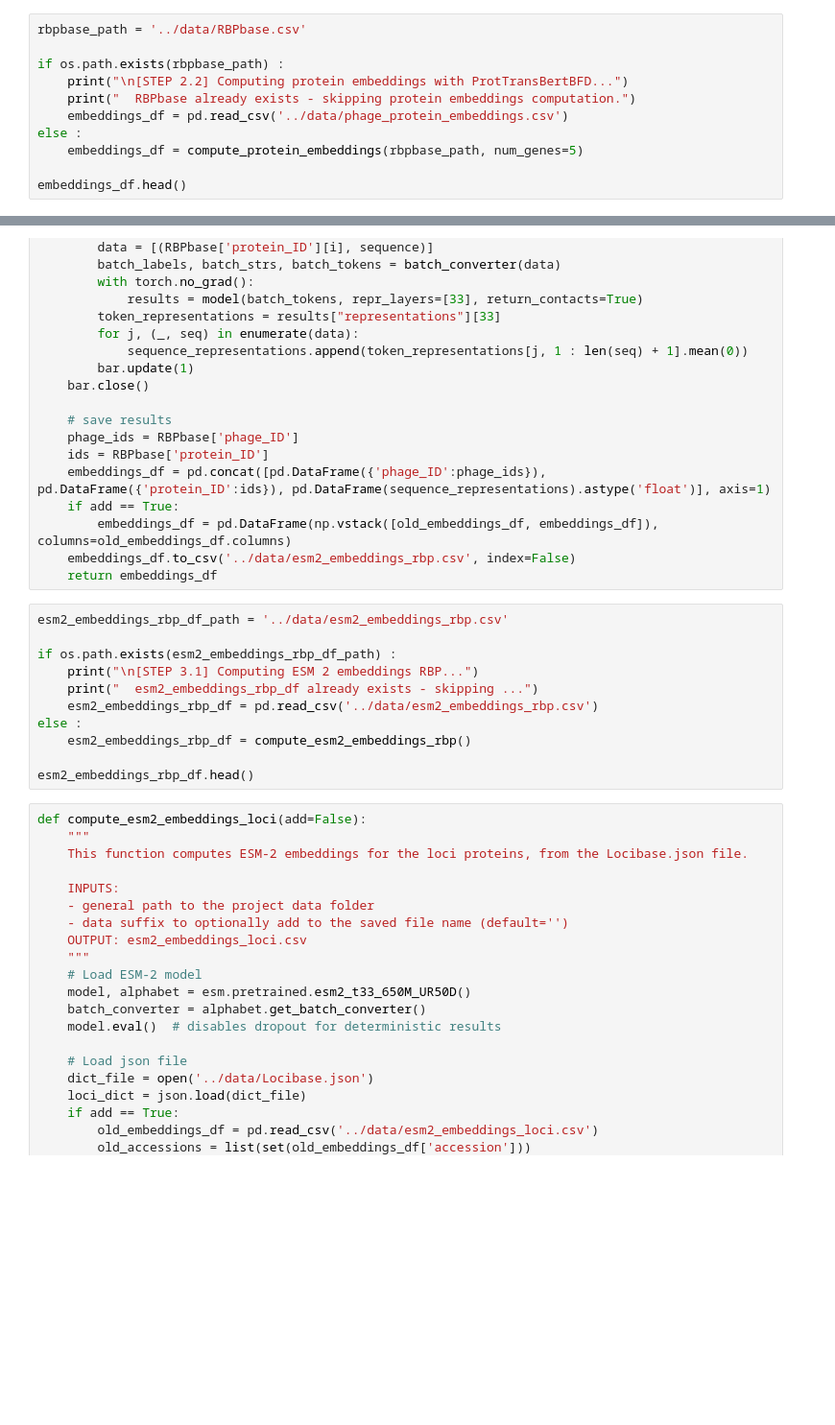
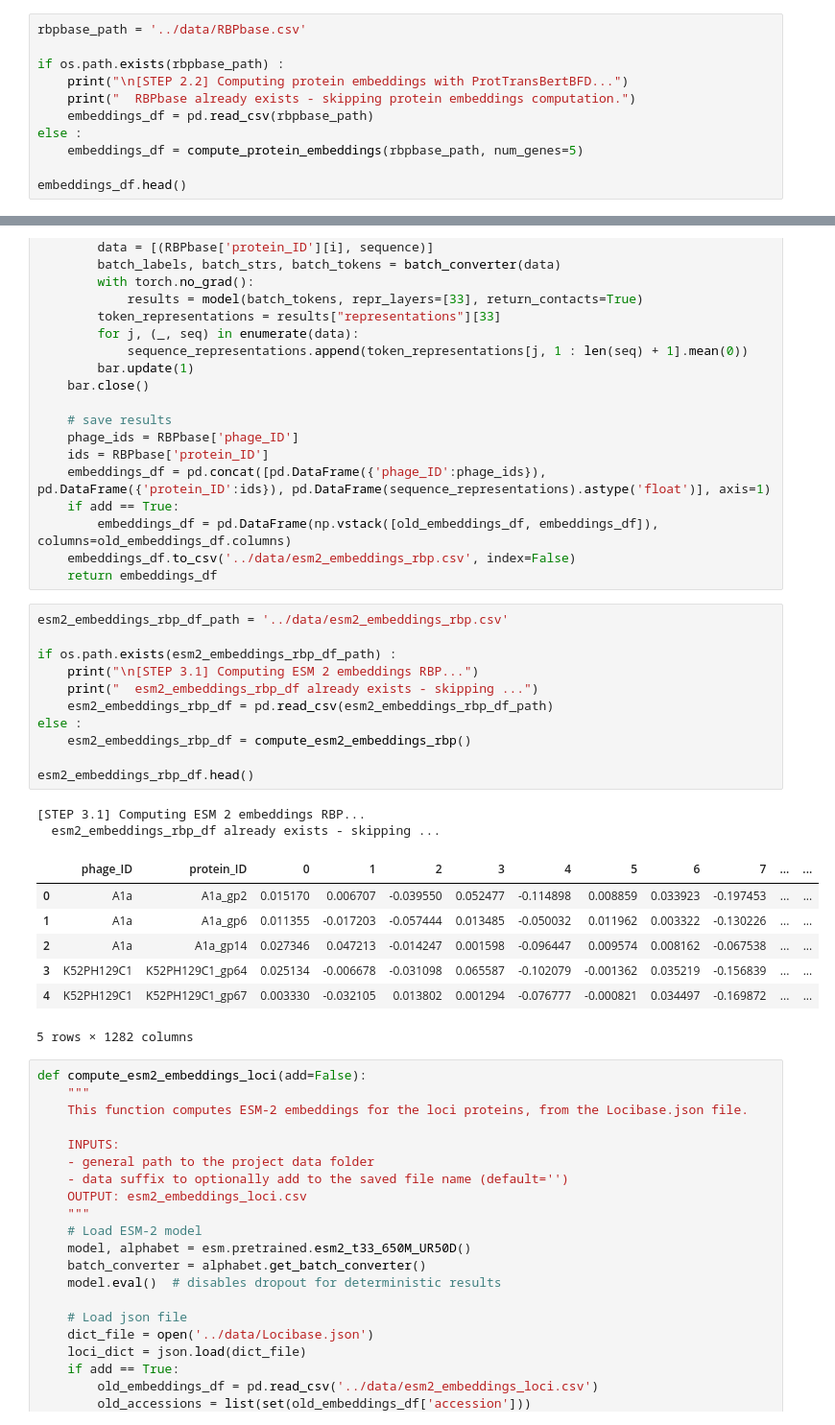
Before and after one commit to eliottvalette/PhageHostLearn, a Jupyter notebook: code/phagehostlearn_training_eliott.ipynb, the cells around one changed output, grey strips where cells are left out. Shown at 96% size. Cells and saved outputs as stored; diff of their text form; blank space fills up the shorter version.

```diff
--- a/code/phagehostlearn_training_eliott.ipynb
+++ b/code/phagehostlearn_training_eliott.ipynb
@@ -246,7 +267,7 @@ rbpbase_path = '../data/RBPbase.csv'
 if os.path.exists(rbpbase_path) :
     print("\n[STEP 2.2] Computing protein embeddings with ProtTransBertBFD...")
     print("  RBPbase already exists - skipping protein embeddings computation.")
-    embeddings_df = pd.read_csv('../data/phage_protein_embeddings.csv')
+    embeddings_df = pd.read_csv(rbpbase_path)
 else :
     embeddings_df = compute_protein_embeddings(rbpbase_path, num_genes=5)
 
@@ -641,14 +688,24 @@ def compute_esm2_embeddings_rbp(add=False):
 # %%
 esm2_embeddings_rbp_df_path = '../data/esm2_embeddings_rbp.csv'
 
 if os.path.exists(esm2_embeddings_rbp_df_path) :
     print("\n[STEP 3.1] Computing ESM 2 embeddings RBP...")
     print("  esm2_embeddings_rbp_df already exists - skipping ...")
-    esm2_embeddings_rbp_df = pd.read_csv('../data/esm2_embeddings_rbp.csv')
+    esm2_embeddings_rbp_df = pd.read_csv(esm2_embeddings_rbp_df_path)
 else :
     esm2_embeddings_rbp_df = compute_esm2_embeddings_rbp()
 
 esm2_embeddings_rbp_df.head()
+# %% [output]
+[STEP 3.1] Computing ESM 2 embeddings RBP...
+  esm2_embeddings_rbp_df already exists - skipping ...
+|  | phage_ID | protein_ID | 0 | 1 | 2 | 3 | 4 | 5 | 6 | 7 | ... | ... |
+| 0 | A1a | A1a_gp2 | 0.015170 | 0.006707 | -0.039550 | 0.052477 | -0.114898 | 0.008859 | 0.033923 | -0.197453 | ... | ... |
+| 1 | A1a | A1a_gp6 | 0.011355 | -0.017203 | -0.057444 | 0.013485 | -0.050032 | 0.011962 | 0.003322 | -0.130226 | ... | ... |
+| 2 | A1a | A1a_gp14 | 0.027346 | 0.047213 | -0.014247 | 0.001598 | -0.096447 | 0.009574 | 0.008162 | -0.067538 | ... | ... |
+| 3 | K52PH129C1 | K52PH129C1_gp64 | 0.025134 | -0.006678 | -0.031098 | 0.065587 | -0.102079 | -0.001362 | 0.035219 | -0.156839 | ... | ... |
+| 4 | K52PH129C1 | K52PH129C1_gp67 | 0.003330 | -0.032105 | 0.013802 | 0.001294 | -0.076777 | -0.000821 | 0.034497 | -0.169872 | ... | ... |
+5 rows × 1282 columns
 # %%
 def compute_esm2_embeddings_loci(add=False):
     """
```
Also changed, not shown: parts of 21 cells of this notebook, 15 other files.
